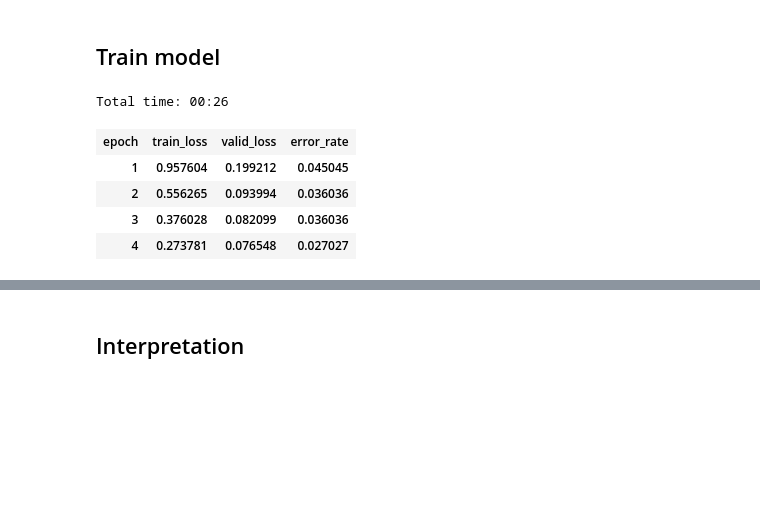
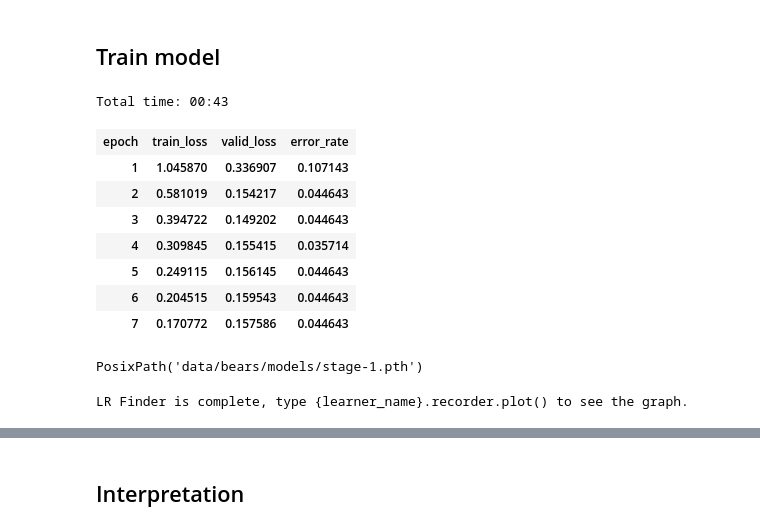
Before and after one commit to bc123456/course-v3, a Jupyter notebook: nbs/dl1/lesson2-download.ipynb, the cells around one changed output, grey strips where cells are left out. Drawn from its saved outputs; the diff is of its cells as text; code cells hidden in the pictures; blank space fills up the shorter version.

```diff
--- a/nbs/dl1/lesson2-download.ipynb
+++ b/nbs/dl1/lesson2-download.ipynb
@@ -164,19 +137,26 @@ data.classes, data.c, len(data.train_ds), len(data.valid_ds)
 # %%
 learn = create_cnn(data, models.resnet34, metrics=error_rate)
 # %%
-learn.fit_one_cycle(4)
+learn.fit_one_cycle(7)
 # %% [output]
-Total time: 00:26
+Total time: 00:43
 | epoch | train_loss | valid_loss | error_rate |
-| 1 | 0.957604 | 0.199212 | 0.045045 |
-| 2 | 0.556265 | 0.093994 | 0.036036 |
-| 3 | 0.376028 | 0.082099 | 0.036036 |
-| 4 | 0.273781 | 0.076548 | 0.027027 |
+| 1 | 1.045870 | 0.336907 | 0.107143 |
+| 2 | 0.581019 | 0.154217 | 0.044643 |
+| 3 | 0.394722 | 0.149202 | 0.044643 |
+| 4 | 0.309845 | 0.155415 | 0.035714 |
+| 5 | 0.249115 | 0.156145 | 0.044643 |
+| 6 | 0.204515 | 0.159543 | 0.044643 |
+| 7 | 0.170772 | 0.157586 | 0.044643 |
 # %%
-learn.save('stage-1')
+learn.save('stage-1', return_path=True)
+# %% [output]
+PosixPath('data/bears/models/stage-1.pth')
 # %%
 learn.unfreeze()
 # %%
 learn.lr_find()
+# %% [output]
+LR Finder is complete, type {learner_name}.recorder.plot() to see the graph.
 # %%
 learn.recorder.plot()
```
Also changed, not shown: parts of 19 cells of this notebook, 1 other file.
